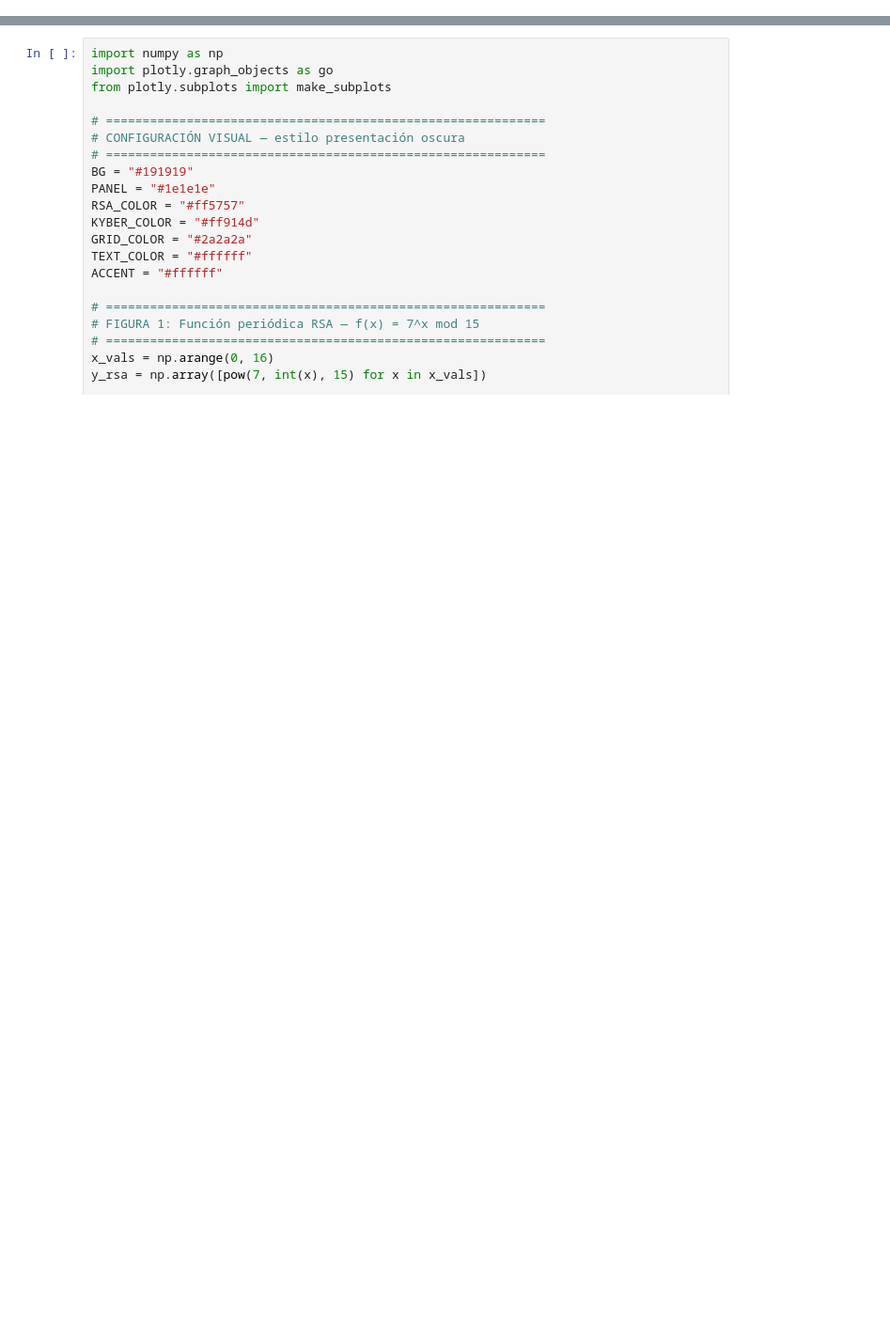
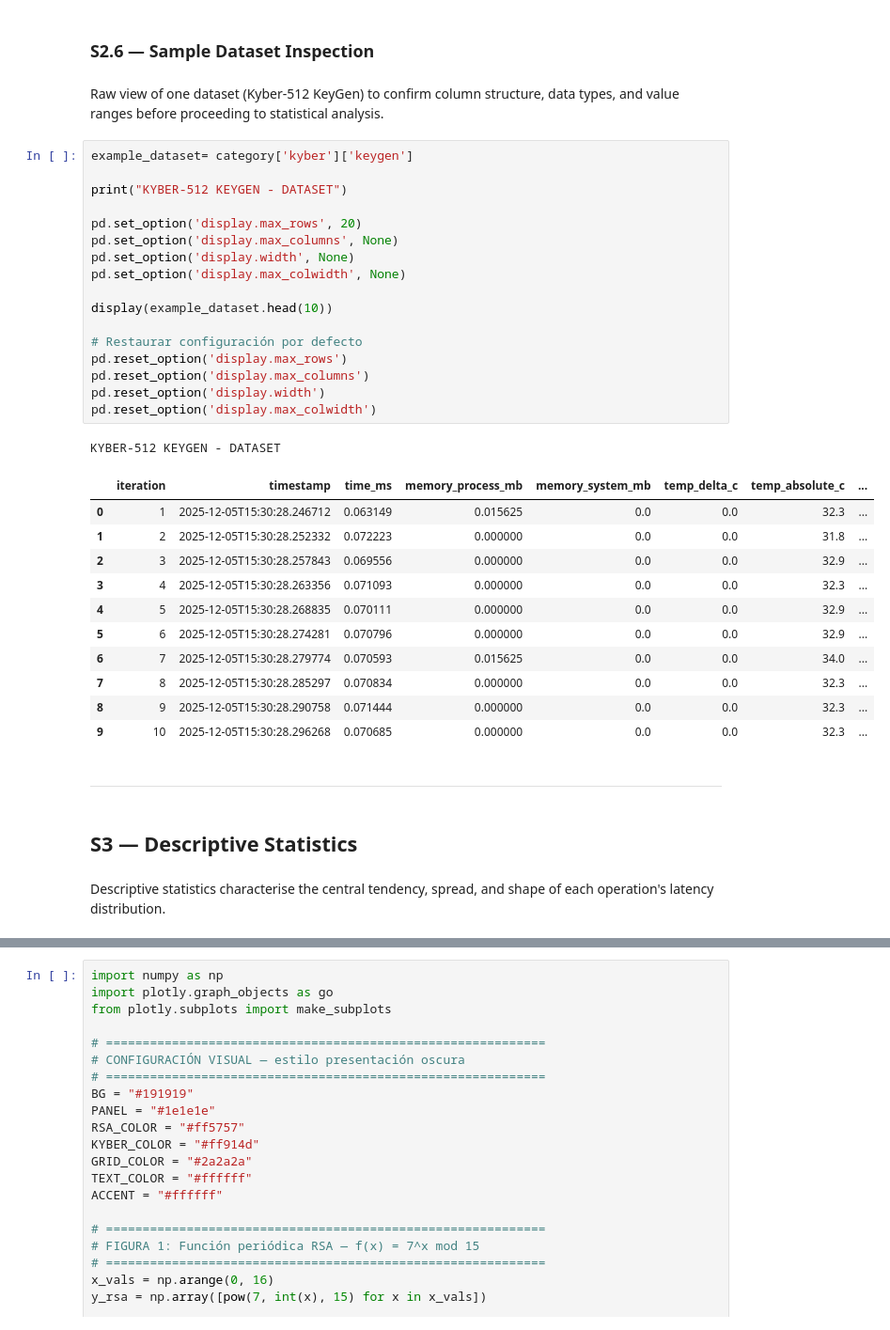
Before and after one commit to HuguitoH/PQC-Benchmarks, a Jupyter notebook: analysis/PQC_analysis.ipynb, the cells around one changed output, grey strips where cells are left out. Shown at 94% size. Drawn from its saved outputs; the diff is of its cells as text; blank space fills up the shorter version.

```diff
--- a/analysis/PQC_analysis.ipynb
+++ b/analysis/PQC_analysis.ipynb
@@ -2420,0 +1042,40 @@ fig.show()
+# %% [markdown]
+### **S2.6 — Sample Dataset Inspection**
+# %% [markdown]
+Raw view of one dataset (Kyber-512 KeyGen) to confirm column structure, data types, and value ranges before proceeding to statistical analysis.
+# %%
+example_dataset= category['kyber']['keygen']
+
+print("KYBER-512 KEYGEN - DATASET")
+
+pd.set_option('display.max_rows', 20)
+pd.set_option('display.max_columns', None)
+pd.set_option('display.width', None)
+pd.set_option('display.max_colwidth', None)
+
+display(example_dataset.head(10))
+
+# Restaurar configuración por defecto
+pd.reset_option('display.max_rows')
+pd.reset_option('display.max_columns')
+pd.reset_option('display.width')
+pd.reset_option('display.max_colwidth')
+# %% [output]
+KYBER-512 KEYGEN - DATASET
+|  | iteration | timestamp | time_ms | memory_process_mb | memory_system_mb | temp_delta_c | temp_absolute_c | ... |
+| 0 | 1 | 2025-12-05T15:30:28.246712 | 0.063149 | 0.015625 | 0.0 | 0.0 | 32.3 | ... |
+| 1 | 2 | 2025-12-05T15:30:28.252332 | 0.072223 | 0.000000 | 0.0 | 0.0 | 31.8 | ... |
+| 2 | 3 | 2025-12-05T15:30:28.257843 | 0.069556 | 0.000000 | 0.0 | 0.0 | 32.9 | ... |
+| 3 | 4 | 2025-12-05T15:30:28.263356 | 0.071093 | 0.000000 | 0.0 | 0.0 | 32.3 | ... |
+| 4 | 5 | 2025-12-05T15:30:28.268835 | 0.070111 | 0.000000 | 0.0 | 0.0 | 32.9 | ... |
+| 5 | 6 | 2025-12-05T15:30:28.274281 | 0.070796 | 0.000000 | 0.0 | 0.0 | 32.9 | ... |
+| 6 | 7 | 2025-12-05T15:30:28.279774 | 0.070593 | 0.015625 | 0.0 | 0.0 | 34.0 | ... |
+| 7 | 8 | 2025-12-05T15:30:28.285297 | 0.070834 | 0.000000 | 0.0 | 0.0 | 32.3 | ... |
+| 8 | 9 | 2025-12-05T15:30:28.290758 | 0.071444 | 0.000000 | 0.0 | 0.0 | 32.3 | ... |
+| 9 | 10 | 2025-12-05T15:30:28.296268 | 0.070685 | 0.000000 | 0.0 | 0.0 | 32.3 | ... |
+# %% [markdown]
+---
+# %% [markdown]
+## **S3 — Descriptive Statistics**
+# %% [markdown]
+Descriptive statistics characterise the central tendency, spread, and shape of each operation's latency distribution.
```
Also changed, not shown: parts of 118 cells of this notebook, 49 other files.
